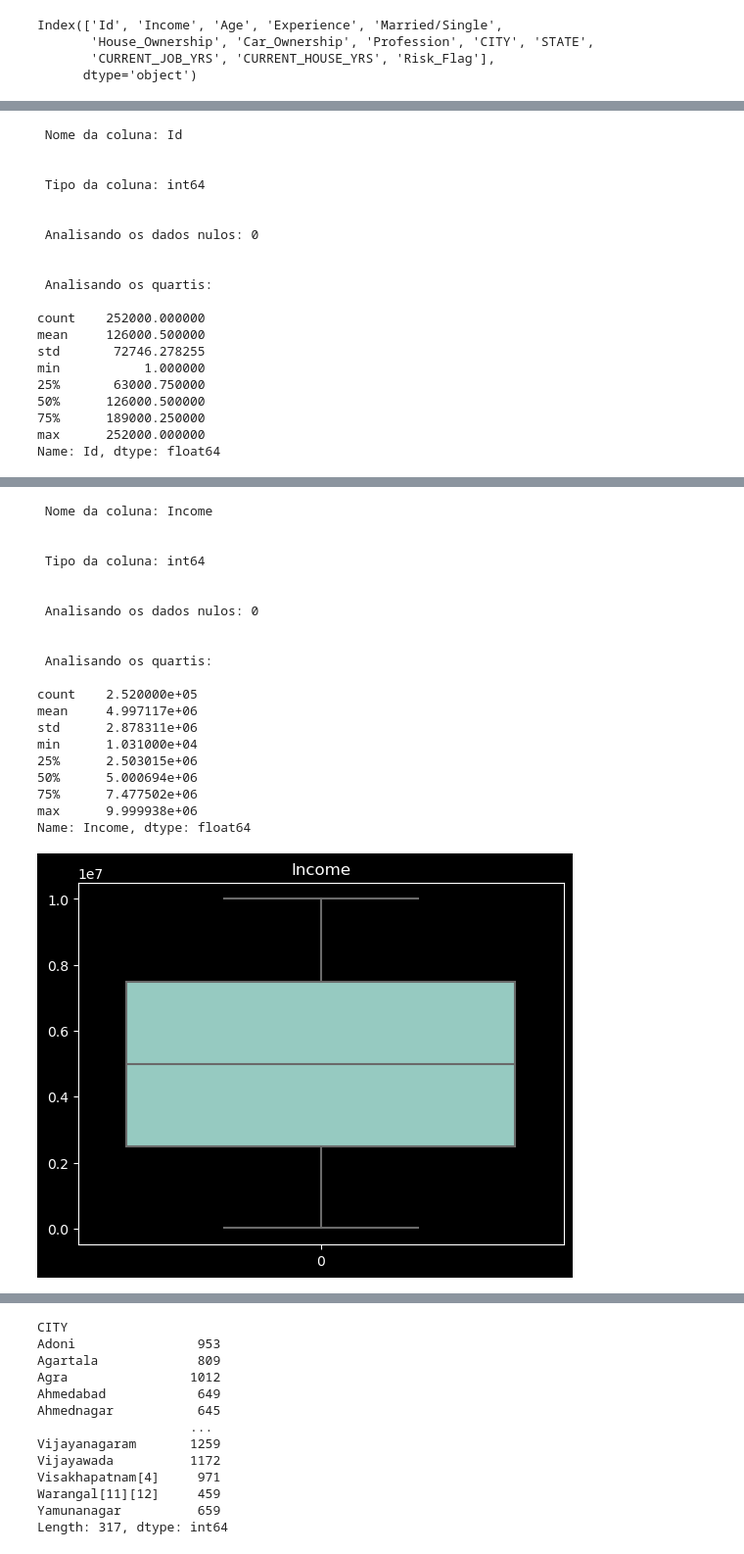
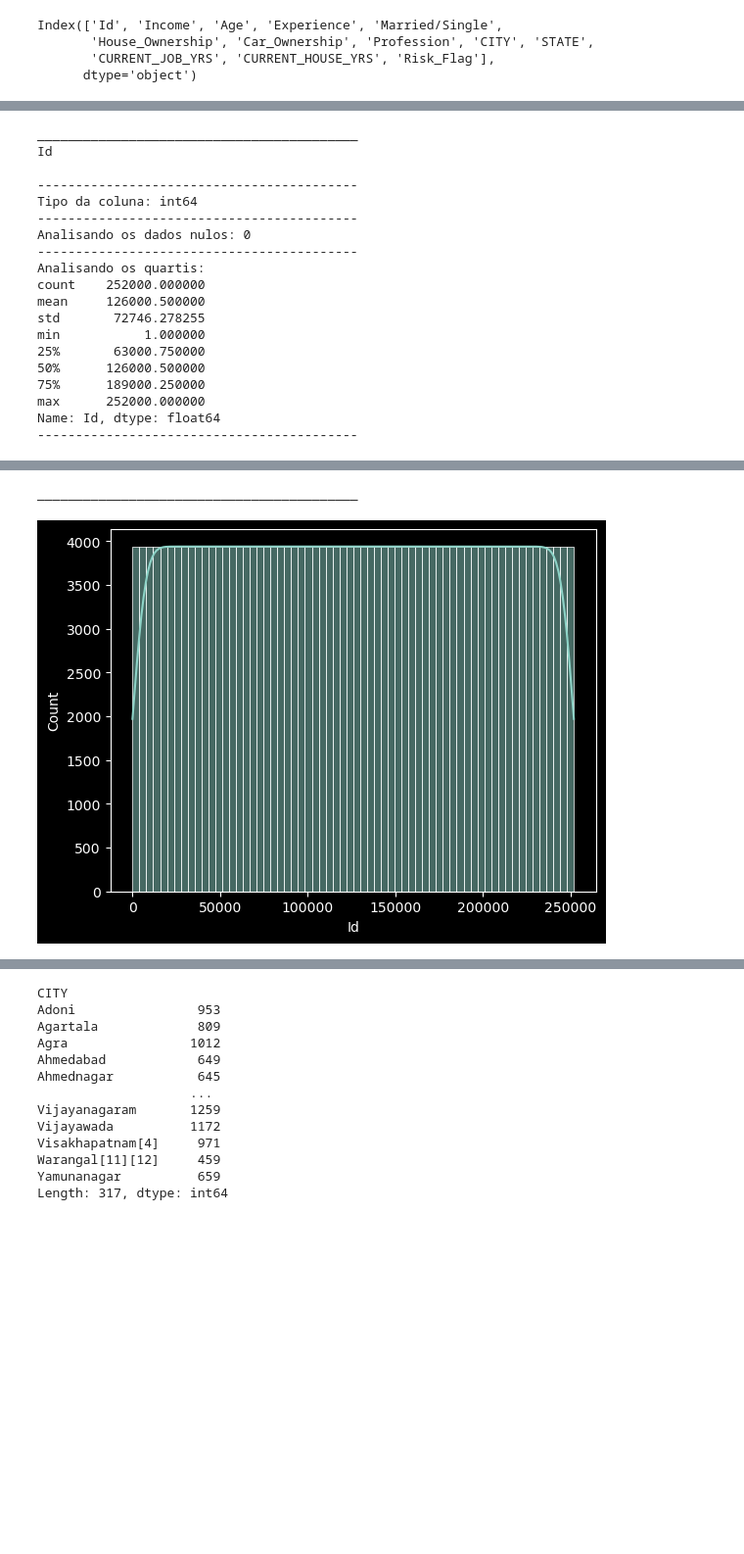
Before and after one commit to DiogoMonteiro99/repos, a Jupyter notebook: AprovacaoEmprestimo.ipynb, the cells around one changed output, grey strips where cells are left out. Shown at 98% size. Cells and saved outputs as stored; diff of their text form; code cells hidden in the pictures; blank space fills up the shorter version.

```diff
--- a/AprovacaoEmprestimo.ipynb
+++ b/AprovacaoEmprestimo.ipynb
@@ -140,64 +140,60 @@ dtype: object
 # %%
 def analise(dados):
     for i in dados.columns:
         if dados[i].dtypes == 'object':
+            print('__________________________________________')
             print(f'\n Nome da coluna: {dados[i].name}\n')
+            print('------------------------------------------')
             print(f'\n Tipo da coluna: {dados[i].dtypes}\n')
+            print('------------------------------------------')
             print(f'\n Analisando os dados nulos: {dados[i].isnull().sum()}\n')
+            print('------------------------------------------')
             plt.figure(figsize=(16,6))
             plt.title(dados[i].name)
             sns.countplot(data = dados, x = dados[i], hue = 'Risk_Flag')
             plt.show();
+            print('__________________________________________')
 
         else:
-            print(f'\n Nome da coluna: {dados[i].name}\n')
-            print(f'\n Tipo da coluna: {dados[i].dtypes}\n')
-            print(f'\n Analisando os dados nulos: {dados[i].isnull().sum()}\n')
-            print(f'\n Analisando os quartis:\n\n{dados[i].describe()}\n')
+
+            print('__________________________________________')
+            print(f'{dados[i].name}\n')
+            print('------------------------------------------')
+            print(f'Tipo da coluna: {dados[i].dtypes}')
+            print('------------------------------------------')
+            print(f'Analisando os dados nulos: {dados[i].isnull().sum()}')
+            print('------------------------------------------')
+            print(f'Analisando os quartis:\n{dados[i].describe()}')
+            print('------------------------------------------')
             plt.title(dados[i].name)
             sns.boxplot(data = dados[i])
             plt.show();
+            print('__________________________________________')
+            sns.histplot(dados[i], kde = 'Risk_Flag')
+            plt.show();
+            print('__________________________________________')
+
 analise(df)
 # %% [output]
- Nome da coluna: Id
+__________________________________________
+Id
 
-
- Tipo da coluna: int64
-
-
- Analisando os dados nulos: 0
-
-
- Analisando os quartis:
-
+------------------------------------------
+Tipo da coluna: int64
+------------------------------------------
+Analisando os dados nulos: 0
+------------------------------------------
+Analisando os quartis:
 count    252000.000000
 mean     126000.500000
 std       72746.278255
 min           1.000000
 25%       63000.750000
 50%      126000.500000
 75%      189000.250000
 max      252000.000000
 Name: Id, dtype: float64
+------------------------------------------
 [figure]
- Nome da coluna: Income
-
-
- Tipo da coluna: int64
-
-
- Analisando os dados nulos: 0
-
-
- Analisando os quartis:
-
-count    2.520000e+05
-mean     4.997117e+06
-std      2.878311e+06
-min      1.031000e+04
-25%      2.503015e+06
-50%      5.000694e+06
-75%      7.477502e+06
-max      9.999938e+06
-Name: Income, dtype: float64
+__________________________________________
-[figure, old version]
+[figure, new version]
```
Also changed, not shown: parts of 1 cell of this notebook.
